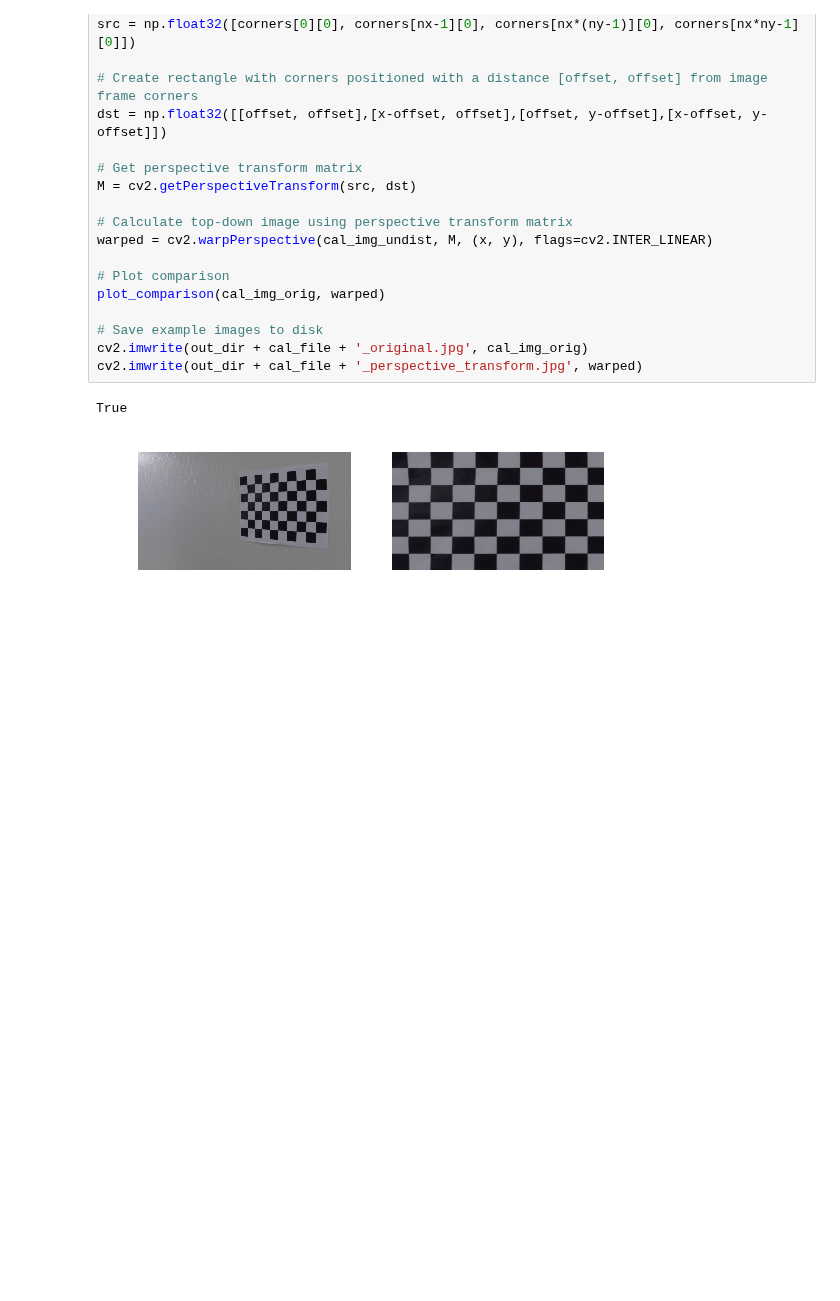
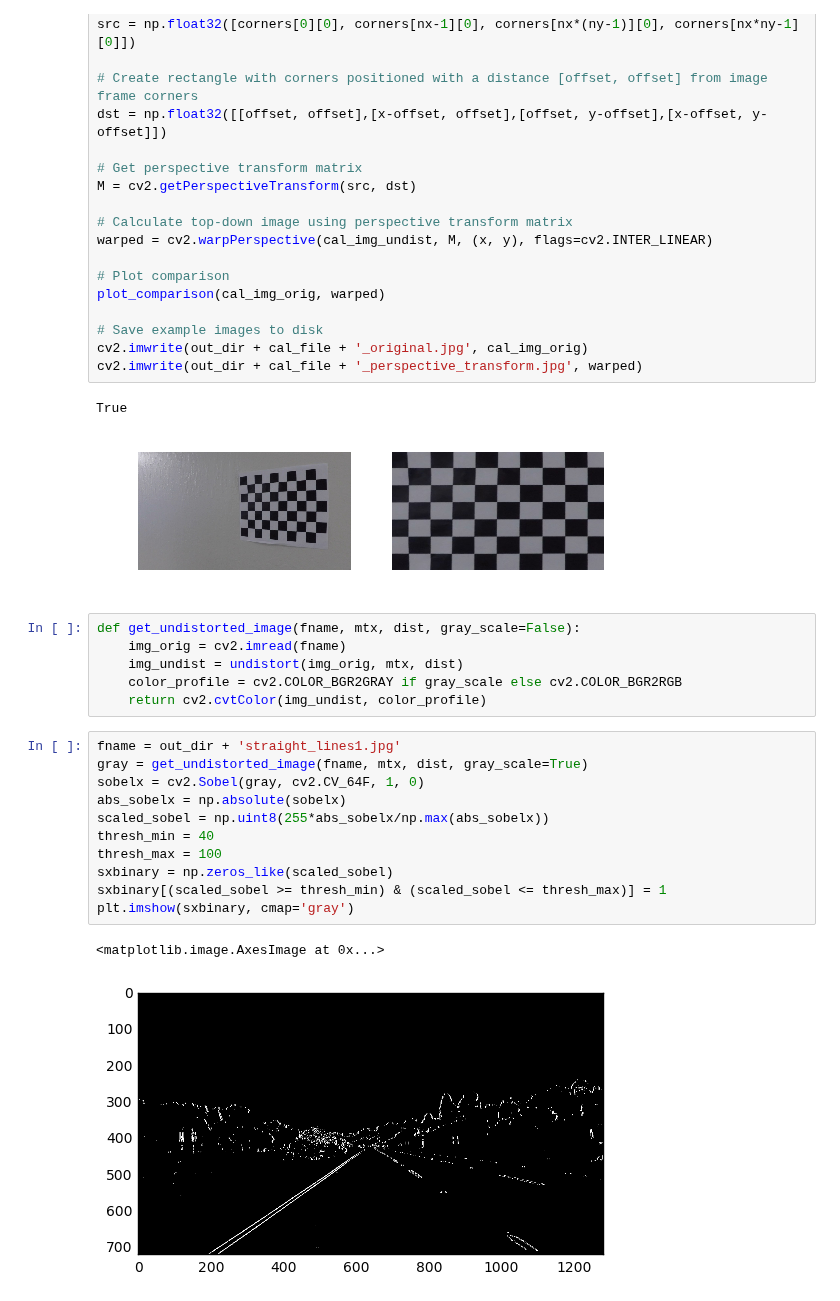
Before and after one commit to ulmefors/CarND-Advanced-Lane-Lines, a Jupyter notebook: project.ipynb, the cells around one changed output. Saved outputs shown, nothing was run; the diff lists cells and outputs as text; blank space fills up the shorter version.

Commit message:
sobel x gradient

```diff
--- a/project.ipynb
+++ b/project.ipynb
@@ -129,3 +129,23 @@ cv2.imwrite(out_dir + cal_file + '_perspective_transform.jpg', warped)
 # %% [output]
 True
 [figure]
+# %%
+def get_undistorted_image(fname, mtx, dist, gray_scale=False):
+    img_orig = cv2.imread(fname)
+    img_undist = undistort(img_orig, mtx, dist)
+    color_profile = cv2.COLOR_BGR2GRAY if gray_scale else cv2.COLOR_BGR2RGB
+    return cv2.cvtColor(img_undist, color_profile)
+# %%
+fname = out_dir + 'straight_lines1.jpg'
+gray = get_undistorted_image(fname, mtx, dist, gray_scale=True)
+sobelx = cv2.Sobel(gray, cv2.CV_64F, 1, 0)
+abs_sobelx = np.absolute(sobelx)
+scaled_sobel = np.uint8(255*abs_sobelx/np.max(abs_sobelx))
+thresh_min = 40
+thresh_max = 100
+sxbinary = np.zeros_like(scaled_sobel)
+sxbinary[(scaled_sobel >= thresh_min) & (scaled_sobel <= thresh_max)] = 1
+plt.imshow(sxbinary, cmap='gray')
+# %% [output]
+<matplotlib.image.AxesImage at 0x...>
+[figure, added]
```
